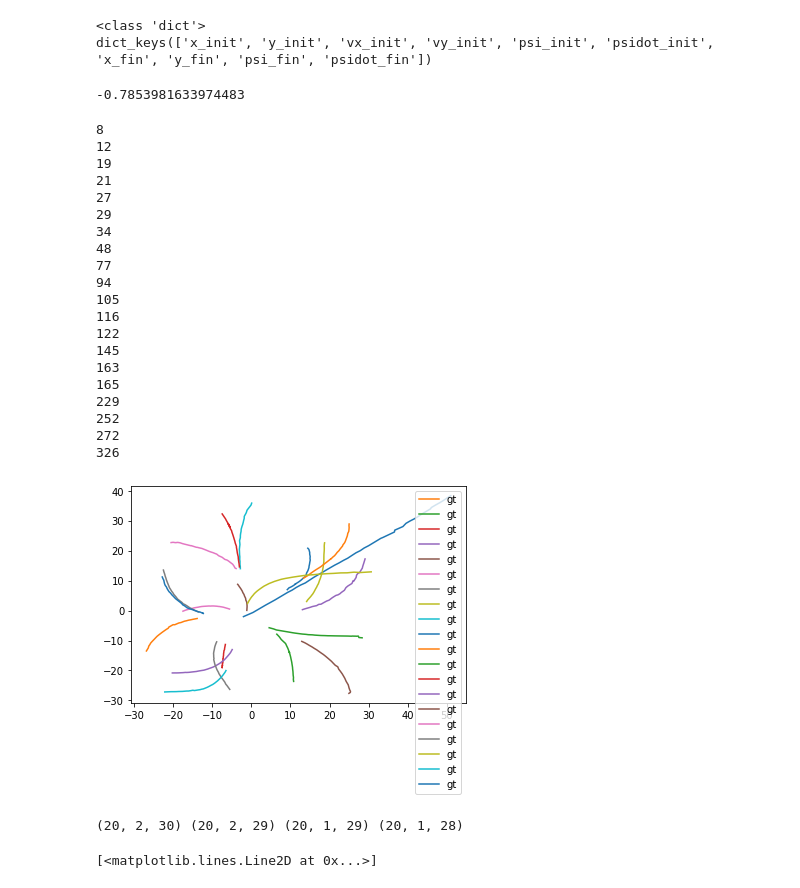
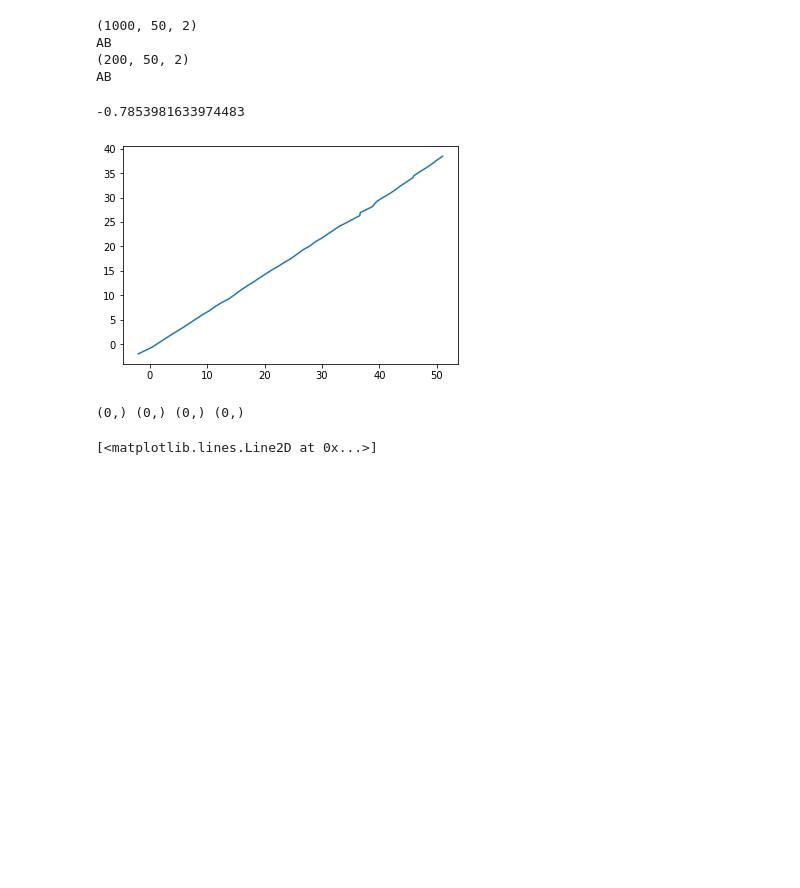
Before and after one commit to Vikr-182/ddn-forecasting, a Jupyter notebook: nonholo_ddn.ipynb, the cells around one changed output. Drawn from its saved outputs; the diff is of its cells as text; code cells hidden in the pictures; blank space fills up the shorter version.

```diff
--- a/nonholo_ddn.ipynb
+++ b/nonholo_ddn.ipynb
@@ -20,16 +20,26 @@ from ddn.pytorch.node import AbstractDeclarativeNode
 
 from utils.viz_helpers import plot_traj
 from utils.metrics import get_ade, get_fde
+# %%
+from utils.dataloader import TrajectoryDataset
+
+train_dataset = TrajectoryDataset("/datasets/argoverse/val_data.npy")
+train_loader = DataLoader(train_dataset, batch_size=20, shuffle=False, num_workers=0)
+
+test_dataset = TrajectoryDataset("/datasets/argoverse/val_test_data.npy")
+test_loader = DataLoader(test_dataset, batch_size=20, shuffle=False, num_workers=0)
+# %% [output]
+(1000, 50, 2)
+AB
+(200, 50, 2)
+AB
 # %%
 import json
-with open("./inp.json") as f:
-    data = json.load(f)
+# with open("./inp.json") as f:
+#     data = json.load(f)
 
-print(type(data))
-print(data.keys())
+# print(type(data))
+# print(data.keys())
-# %% [output]
-<class 'dict'>
-dict_keys(['x_init', 'y_init', 'vx_init', 'vy_init', 'psi_init', 'psidot_init', 'x_fin', 'y_fin', 'psi_fin', 'psidot_fin'])
 # %%
 # print(np.array(data['x_init']).shape)
 # print(np.array(data['y_init']).shape)
@@ -62,7 +72,7 @@ vy_fin_s = []
 psi_fin_s = []
 psidot_fin_s = []
 
-dt = 0.2
+dt = 0.1
 
 xs = []
 vs = []
@@ -72,7 +82,7 @@ for i, data in enumerate(train_loader):
     traj_inp, traj_out, b_inp = data
     for ii in range(traj_inp.shape[0]):
 #         gt = [[out[ii][j],out[ii][j + num]] for j in range(len(out[ii])//2)]
-        if i * 20 + ii in ind:
+        if False:
             inp_x = traj_inp[ii,:40:2].detach()
             inp_y = traj_inp[ii,1:40:2].detach()
             gt_x = [traj_out[ii][j] for j in range(len(traj_out[ii])//2)]
@@ -134,54 +144,34 @@ for i, data in enumerate(train_loader):
 #         plot_traj(ii, traj_inp[ii], traj_out[ii], out[ii], {"x": [], "y": []}, offsets=offsets_train, cities = cities, avm=None, center=False, inp_len=20 * 2, c_len = 20 * 2 + num_elems * 2, num=30, mode="test", batch_num = i)
 
 x_init_s = [[i[0].item()] for i in x_init_s]
 y_init_s = [[i[0].item()] for i in y_init_s]
 vx_init_s = [[i[0].item()] for i in vx_init_s]
 vy_init_s = [[i[0].item()] for i in vy_init_s]
 
 x_fin_s = [[i[0].item()] for i in x_fin_s]
 y_fin_s = [[i[0].item()] for i in y_fin_s]
 vx_fin_s = [[i[0].item()] for i in vx_fin_s]
 vy_fin_s = [[i[0].item()] for i in vy_fin_s]
 
 
 dic = {
     'x_init': (x_init_s),
     'y_init': (y_init_s),
     'vx_init': (vx_init_s),
     'vy_init': (vy_init_s),
     'psi_init': (psi_init_s),
     'psidot_init': (psidot_init_s),
     'x_fin': (x_fin_s),
     'y_fin': (y_fin_s),
     'psi_fin': (psi_fin_s),
     'psidot_fin': (psidot_fin_s)
 }
 
 with open("inp.json", "w") as f:
     json.dump(dic, f)
 # #['x_init', 'y_init', 'v_init', 'psi_init', 'psidot_init', 'x_fin', 'y_fin', 'psi_fin', 'psidot_fin'])
 # %% [output]
-8
-12
-19
-21
-27
-29
-34
-48
-77
-94
-105
-116
-122
-145
-163
-165
-229
-252
-272
-326
-[figure, old version]
+[figure, new version]
 # %%
 xs = np.array(xs)
 vs = np.array(vs)
@@ -190,7 +180,7 @@ psidots = np.array(psidots)
 
 print(xs.shape, vs.shape, psis.shape, psidots.shape)
 # %% [output]
-(20, 2, 30) (20, 2, 29) (20, 1, 29) (20, 1, 28)
+(0,) (0,) (0,) (0,)
 # %%
 plt.plot(xs[0, 0, :], xs[0, 1, :])
 # %% [output]
```
Also changed, not shown: parts of 7 cells of this notebook, 46 other files.
